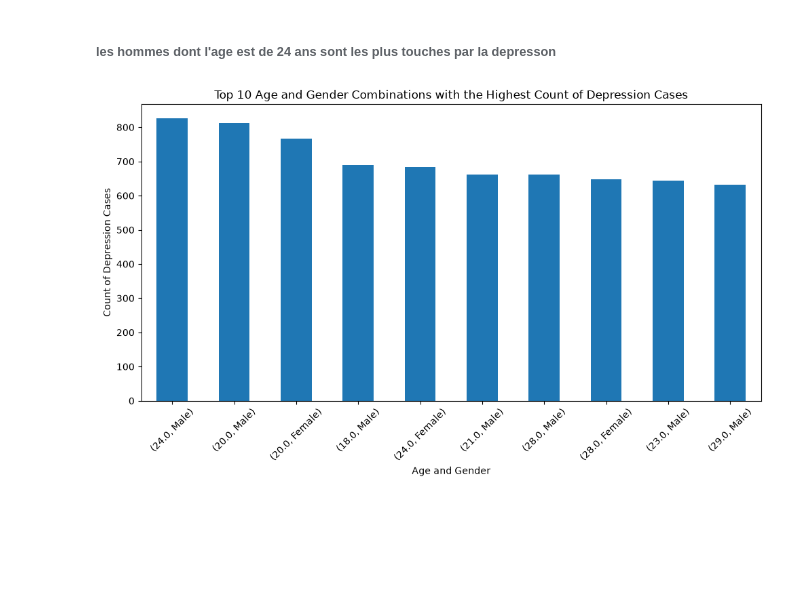
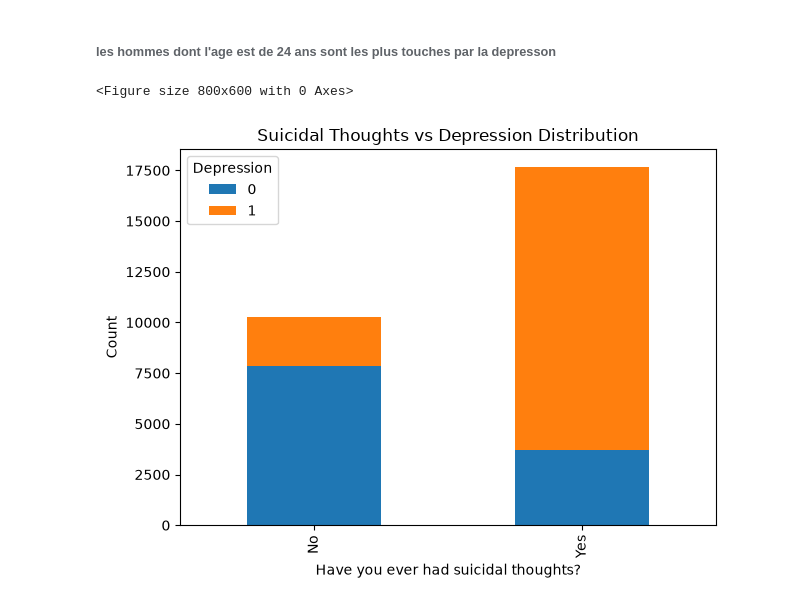
Before and after one commit to UlysseNMK312/Student_depression_analysis, a Jupyter notebook: notebooks/exploration.ipynb, the cells around one changed output. Drawn from its saved outputs; the diff is of its cells as text; code cells hidden in the pictures; blank space fills up the shorter version.

Commit message:
{have you ever had suicidal thoughts ? vs depression distribution}

```diff
--- a/notebooks/exploration.ipynb
+++ b/notebooks/exploration.ipynb
@@ -286,17 +286,18 @@ plt.show()
 # %% [markdown]
 ###### les hommes dont l'age est de 24 ans sont les plus touches par la depresson
 # %%
-# Top 10 age and gender combinations with the highest count of depression cases
+# have you ever had suicidal thoughts ? vs depression distribution
 
-top_10_age_gender_depression = data[data['Depression'] == 1].groupby(['Age', 'Gender']).size().nlargest(10)
-plt.figure(figsize=(10, 6))
-top_10_age_gender_depression.plot(kind='bar')
-plt.title('Top 10 Age and Gender Combinations with the Highest Count of Depression Cases')
-plt.xlabel('Age and Gender')
-plt.ylabel('Count of Depression Cases')
-plt.xticks(rotation=45)
+plt.figure(figsize=(8, 6))
+suicidal_depression_counts = data.groupby(['Have you ever had suicidal thoughts ?', 'Depression']).size().unstack()
+suicidal_depression_counts.plot(kind='bar', stacked=True)
+plt.title('Suicidal Thoughts vs Depression Distribution')
+plt.xlabel('Have you ever had suicidal thoughts?')
+plt.ylabel('Count')
+plt.legend(title='Depression')
 plt.tight_layout()
 plt.show()
 # %% [output]
+<Figure size 800x600 with 0 Axes>
-[figure, old version]
+[figure, new version]
 # %%
```
Also changed, not shown: parts of 2 cells of this notebook.
